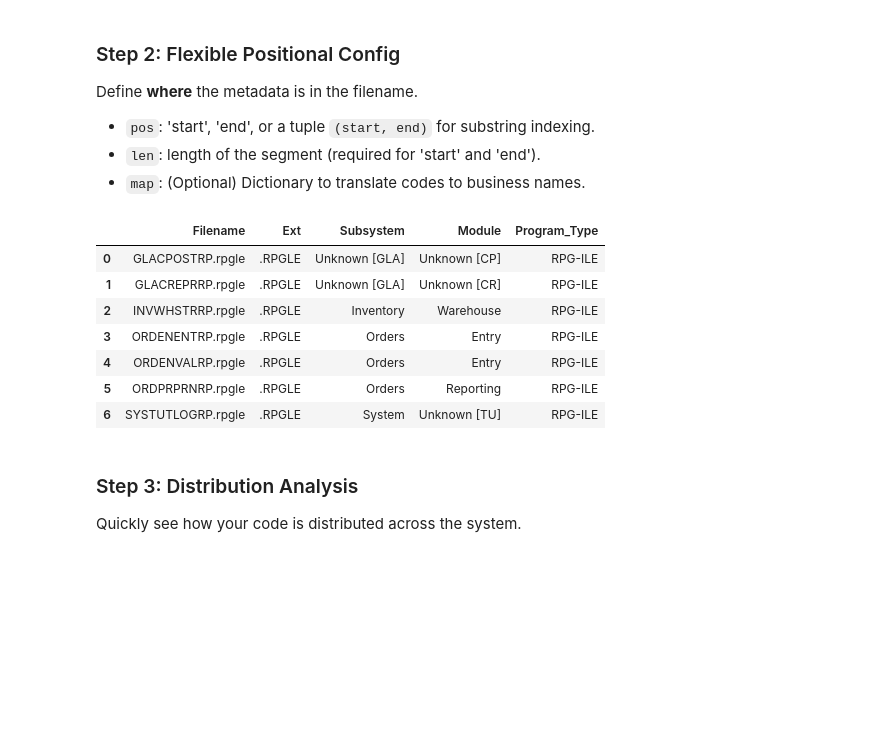
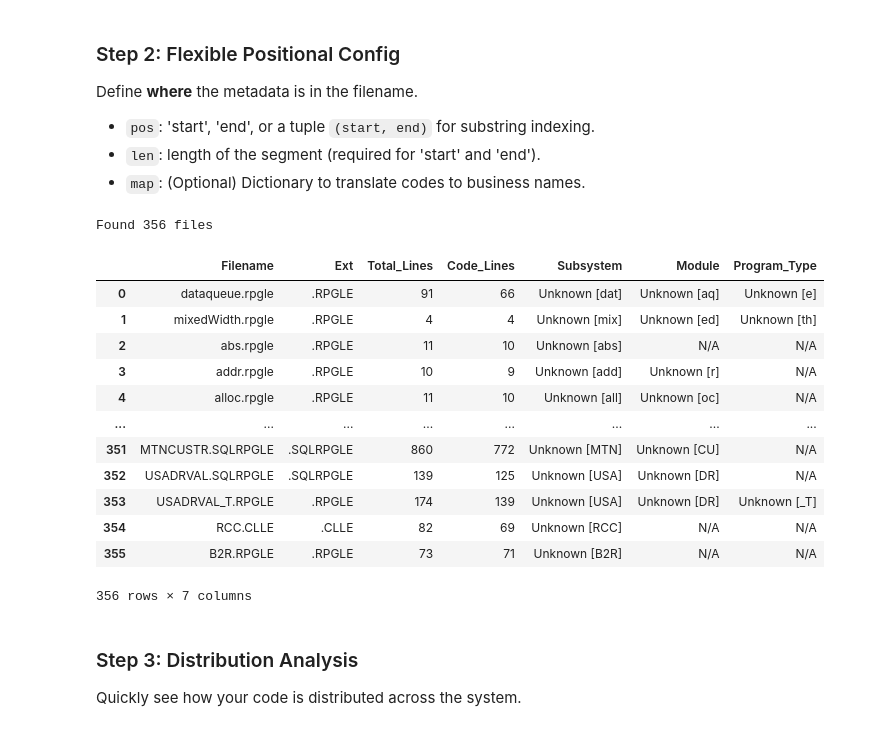
Before and after one commit to feststelltaste/rpgisland, a Jupyter notebook: tools/RPGInventory.ipynb, the cells around one changed output. Cells and saved outputs as stored; diff of their text form; code cells hidden in the pictures; blank space fills up the shorter version.

```diff
--- a/tools/RPGInventory.ipynb
+++ b/tools/RPGInventory.ipynb
@@ -11,7 +11,7 @@ import pandas as pd
 from pathlib import Path
 from datetime import datetime
 
-SOURCE_DIR = "../data/rpg_source/"
+SOURCE_DIR = "../src"
 EXTENSIONS = [".rpgle", ".rpg", ".clle", ".sqlrpgle", ".dds"]
 # %% [markdown]
 ### Step 2: Flexible Positional Config
@@ -56,49 +56,71 @@ def extract_segment(name, config):
     if pos == "start":
         code = name[:length]
     elif pos == "end":
         code = name[-length:]
     elif isinstance(pos, tuple):
         code = name[pos[0]:pos[1]]
     else:
         code = ""
 
     code = code.strip()
 
-    # Apply mapping if available, otherwise return raw code
     mapping = config.get("map", {})
     return mapping.get(code, f"Unknown [{code}]" if code else "N/A")
 
+def count_lines(file_path):
+    """Count total and non-empty lines in a file."""
+    try:
+        with open(file_path, "r", encoding="utf-8", errors="replace") as f:
+            lines = f.readlines()
+        total = len(lines)
+        non_empty = sum(1 for l in lines if l.strip())
+        return total, non_empty
+    except Exception:
+        return 0, 0
+
 def analyze_file(file_path):
-    name_only = file_path.stem # Filename without extension
-    # Pad to 10 for consistency
+    name_only = file_path.stem
     name_padded = name_only.ljust(10)
+
+    total_lines, non_empty_lines = count_lines(file_path)
 
     result = {
         "Filename": file_path.name,
-        "Ext": file_path.suffix.upper()
+        "Ext": file_path.suffix.upper(),
+        "Total_Lines": total_lines,
+        "Code_Lines": non_empty_lines,
     }
 
     for field, config in METADATA_CONFIG.items():
         result[field] = extract_segment(name_padded, config)
 
     return result
 
-# Run the Inventory
-files = []
-for ext in EXTENSIONS:
-    files.extend(Path(SOURCE_DIR).glob(f"*{ext}"))
+# Scan recursively; match extensions case-insensitively
+src_path = Path(SOURCE_DIR)
+files = [
+    f for f in src_path.rglob("*")
+    if f.is_file() and f.suffix.lower() in EXTENSIONS
+]
 
 df = pd.DataFrame([analyze_file(f) for f in files])
+print(f"Found {len(df)} files")
 df
 # %% [output]
+Found 356 files
-|  | Filename | Ext | Subsystem | Module | Program_Type |
-| 0 | GLACPOSTRP.rpgle | .RPGLE | Unknown [GLA] | Unknown [CP] | RPG-ILE |
-| 1 | GLACREPRRP.rpgle | .RPGLE | Unknown [GLA] | Unknown [CR] | RPG-ILE |
-| 2 | INVWHSTRRP.rpgle | .RPGLE | Inventory | Warehouse | RPG-ILE |
-| 3 | ORDENENTRP.rpgle | .RPGLE | Orders | Entry | RPG-ILE |
-| 4 | ORDENVALRP.rpgle | .RPGLE | Orders | Entry | RPG-ILE |
-| 5 | ORDPRPRNRP.rpgle | .RPGLE | Orders | Reporting | RPG-ILE |
-| 6 | SYSTUTLOGRP.rpgle | .RPGLE | System | Unknown [TU] | RPG-ILE |
+|  | Filename | Ext | Total_Lines | Code_Lines | Subsystem | Module | Program_Type |
+| 0 | dataqueue.rpgle | .RPGLE | 91 | 66 | Unknown [dat] | Unknown [aq] | Unknown [e] |
+| 1 | mixedWidth.rpgle | .RPGLE | 4 | 4 | Unknown [mix] | Unknown [ed] | Unknown [th] |
+| 2 | abs.rpgle | .RPGLE | 11 | 10 | Unknown [abs] | N/A | N/A |
+| 3 | addr.rpgle | .RPGLE | 10 | 9 | Unknown [add] | Unknown [r] | N/A |
+| 4 | alloc.rpgle | .RPGLE | 11 | 10 | Unknown [all] | Unknown [oc] | N/A |
+| ... | ... | ... | ... | ... | ... | ... | ... |
+| 351 | MTNCUSTR.SQLRPGLE | .SQLRPGLE | 860 | 772 | Unknown [MTN] | Unknown [CU] | N/A |
+| 352 | USADRVAL.SQLRPGLE | .SQLRPGLE | 139 | 125 | Unknown [USA] | Unknown [DR] | N/A |
+| 353 | USADRVAL_T.RPGLE | .RPGLE | 174 | 139 | Unknown [USA] | Unknown [DR] | Unknown [_T] |
+| 354 | RCC.CLLE | .CLLE | 82 | 69 | Unknown [RCC] | N/A | N/A |
+| 355 | B2R.RPGLE | .RPGLE | 73 | 71 | Unknown [B2R] | N/A | N/A |
+356 rows × 7 columns
 # %% [markdown]
 ### Step 3: Distribution Analysis
 Quickly see how your code is distributed across the system.
```
Also changed, not shown: parts of 4 cells of this notebook, 1 other file.
